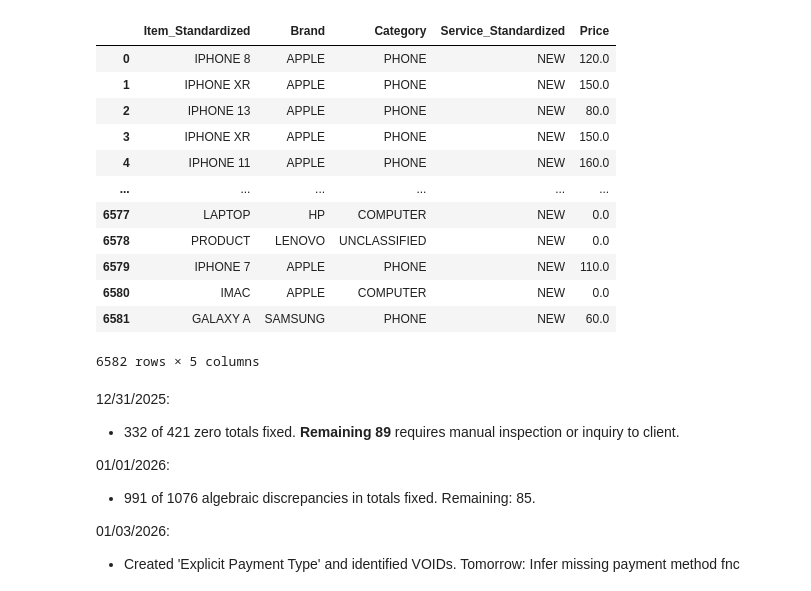
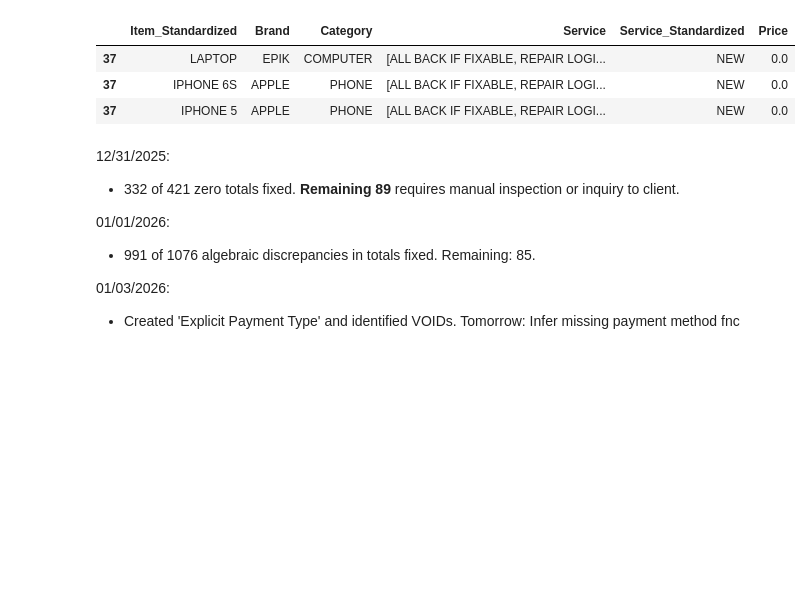
Before and after one commit to shusGitSpace/tannson_proj, a Jupyter notebook: main.ipynb, the cells around one changed output. Drawn from its saved outputs; the diff is of its cells as text; code cells hidden in the pictures; blank space fills up the shorter version.

```diff
--- a/main.ipynb
+++ b/main.ipynb
@@ -464,29 +464,22 @@ m_df.loc[fin_mismatches_indices, 'Business Logic Consistency'] = tot_mismatches[
 # %%
 # Standardize Item and Service:
 
 o_df_standardized = o_df.copy()
 o_df_standardized[['Item_Standardized', 'Brand', 'Category', 'Service_Standardized']] = 'NEW'
 o_df_standardized[['Item_Standardized', 'Brand', 'Category']] = o_df_standardized['Item'].apply(lambda row: standardize_items(row, item_regex.item_dict, item_regex.exclude_words))
 
 new_order = [
-    'Item_Standardized', 'Brand', 'Category', 'Service_Standardized', 'Price'
+    'Item_Standardized', 'Brand', 'Category', 'Service', 'Service_Standardized', 'Price'
 ]
 o_df_standardized = o_df_standardized[new_order]
-o_df_standardized
+exp = o_df_standardized.explode(['Item_Standardized', 'Brand', 'Category'])
+exp.index[exp.index.duplicated()]
+exp.loc[37]
 # %% [output]
-|  | Item_Standardized | Brand | Category | Service_Standardized | Price |
-| 0 | IPHONE 8 | APPLE | PHONE | NEW | 120.0 |
-| 1 | IPHONE XR | APPLE | PHONE | NEW | 150.0 |
-| 2 | IPHONE 13 | APPLE | PHONE | NEW | 80.0 |
-| 3 | IPHONE XR | APPLE | PHONE | NEW | 150.0 |
-| 4 | IPHONE 11 | APPLE | PHONE | NEW | 160.0 |
-| ... | ... | ... | ... | ... | ... |
-| 6577 | LAPTOP | HP | COMPUTER | NEW | 0.0 |
-| 6578 | PRODUCT | LENOVO | UNCLASSIFIED | NEW | 0.0 |
-| 6579 | IPHONE 7 | APPLE | PHONE | NEW | 110.0 |
-| 6580 | IMAC | APPLE | COMPUTER | NEW | 0.0 |
-| 6581 | GALAXY A | SAMSUNG | PHONE | NEW | 60.0 |
+|  | Item_Standardized | Brand | Category | Service | Service_Standardized | Price |
+| 37 | LAPTOP | EPIK | COMPUTER | [ALL BACK IF FIXABLE, REPAIR LOGI... | NEW | 0.0 |
+| 37 | IPHONE 6S | APPLE | PHONE | [ALL BACK IF FIXABLE, REPAIR LOGI... | NEW | 0.0 |
+| 37 | IPHONE 5 | APPLE | PHONE | [ALL BACK IF FIXABLE, REPAIR LOGI... | NEW | 0.0 |
-6582 rows × 5 columns
 # %% [markdown]
 12/31/2025:
 * 332 of 421 zero totals fixed. **Remaining 89** requires manual inspection or inquiry to client.
```
Also changed, not shown: parts of 1 cell of this notebook, 3 other files.
